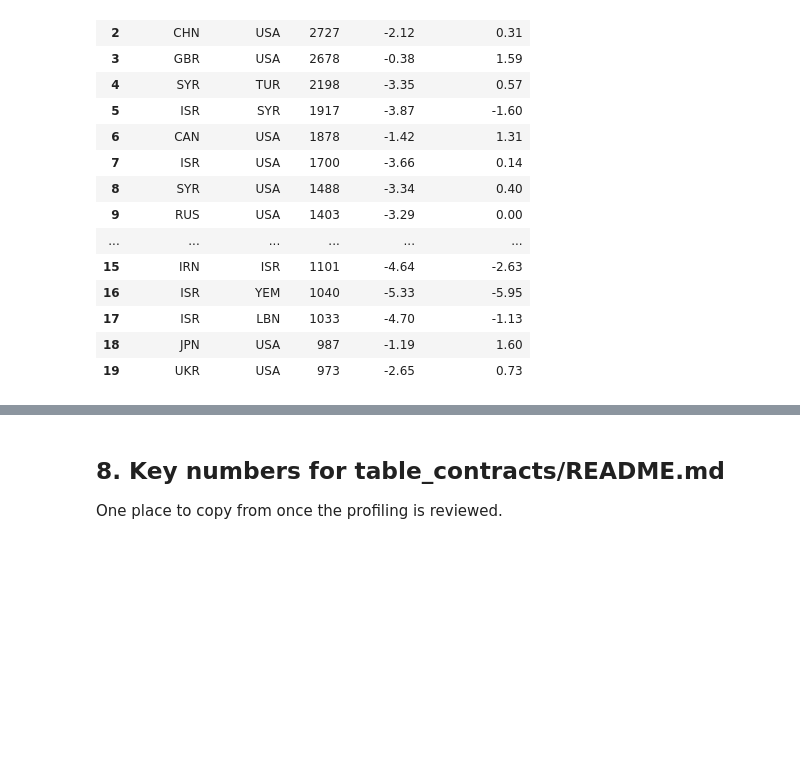
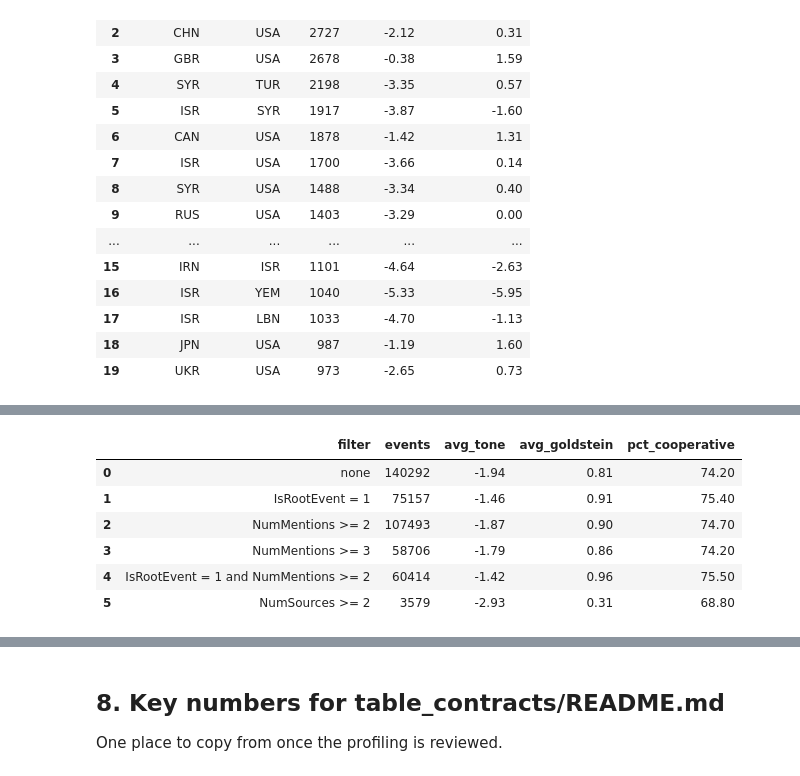
Before and after one commit to Charlestonne/Diplomap, a Jupyter notebook: warehouse/profiling/gdelt_profiling.ipynb, the cells around one changed output, grey strips where cells are left out. Drawn from its saved outputs; the diff is of its cells as text; code cells hidden in the pictures; blank space fills up the shorter version.

```diff
--- a/warehouse/profiling/gdelt_profiling.ipynb
+++ b/warehouse/profiling/gdelt_profiling.ipynb
@@ -322,0 +329,23 @@ dyads.head(20)
+# %%
+REGIONS = ("WSB", "BAG", "GZS", "AFR", "ASA", "BLK", "CRB", "CAU", "CFR", "CAS", "CEU", "EIN", "EAF", "EEU",
+           "EUR", "LAM", "MEA", "MDT", "NAF", "NMR", "PGS", "SCN", "SAM", "SAS", "SEA", "SAF", "WAF", "WST")  # first 28 rows of DB/CAMEO.country.txt
+con.execute(f"""
+CREATE OR REPLACE TEMP VIEW st AS
+SELECT *, date_diff('day', event_date, added_date) AS gap
+FROM ev
+WHERE Actor1CountryCode IS NOT NULL AND Actor2CountryCode IS NOT NULL
+  AND Actor1CountryCode NOT IN {REGIONS} AND Actor2CountryCode NOT IN {REGIONS}
+  AND Actor1CountryCode <> Actor2CountryCode
+""")
+kpi = "count(*) AS events, round(avg(AvgTone), 2) AS avg_tone, round(avg(GoldsteinScale), 2) AS avg_goldstein, round(100 * avg((QuadClass IN (1, 2))::INT), 1) AS pct_cooperative"
+
+# R1 — countries: what each step of the country rule removes.
+q(f"""
+SELECT 'all events' AS step, count(*) AS events FROM ev
+UNION ALL SELECT 'both actor country codes present', count(*) FROM ev WHERE Actor1CountryCode IS NOT NULL AND Actor2CountryCode IS NOT NULL
+UNION ALL SELECT '... and no region/city code', count(*) FROM ev WHERE Actor1CountryCode IS NOT NULL AND Actor2CountryCode IS NOT NULL AND Actor1CountryCode NOT IN {REGIONS} AND Actor2CountryCode NOT IN {REGIONS}
+UNION ALL SELECT '... and two different countries (state pairs)', count(*) FROM st
+UNION ALL SELECT 'upper bound added by actor-geo fallback', count(*) FROM ev
+  WHERE (Actor1CountryCode IS NULL AND Actor1Code IS NOT NULL AND Actor1Geo_CountryCode IS NOT NULL AND Actor2CountryCode IS NOT NULL AND Actor2CountryCode NOT IN {REGIONS})
+     OR (Actor2CountryCode IS NULL AND Actor2Code IS NOT NULL AND Actor2Geo_CountryCode IS NOT NULL AND Actor1CountryCode IS NOT NULL AND Actor1CountryCode NOT IN {REGIONS})
+""")
@@ -322,0 +373,18 @@ dyads.head(20)
+# %%
+# R3 — noise filters on state pairs.
+q(f"""
+SELECT 'none' AS filter, {kpi} FROM st
+UNION ALL SELECT 'IsRootEvent = 1', {kpi} FROM st WHERE IsRootEvent = 1
+UNION ALL SELECT 'NumMentions >= 2', {kpi} FROM st WHERE NumMentions >= 2
+UNION ALL SELECT 'NumMentions >= 3', {kpi} FROM st WHERE NumMentions >= 3
+UNION ALL SELECT 'IsRootEvent = 1 and NumMentions >= 2', {kpi} FROM st WHERE IsRootEvent = 1 AND NumMentions >= 2
+UNION ALL SELECT 'NumSources >= 2', {kpi} FROM st WHERE NumSources >= 2
+""")
+# %% [output]
+|  | filter | events | avg_tone | avg_goldstein | pct_cooperative |
+| 0 | none | 140292 | -1.94 | 0.81 | 74.20 |
+| 1 | IsRootEvent = 1 | 75157 | -1.46 | 0.91 | 75.40 |
+| 2 | NumMentions >= 2 | 107493 | -1.87 | 0.90 | 74.70 |
+| 3 | NumMentions >= 3 | 58706 | -1.79 | 0.86 | 74.20 |
+| 4 | IsRootEvent = 1 and NumMentions >= 2 | 60414 | -1.42 | 0.96 | 75.50 |
+| 5 | NumSources >= 2 | 3579 | -2.93 | 0.31 | 68.80 |
```
Also changed, not shown: parts of 5 cells of this notebook, 1 other file.
